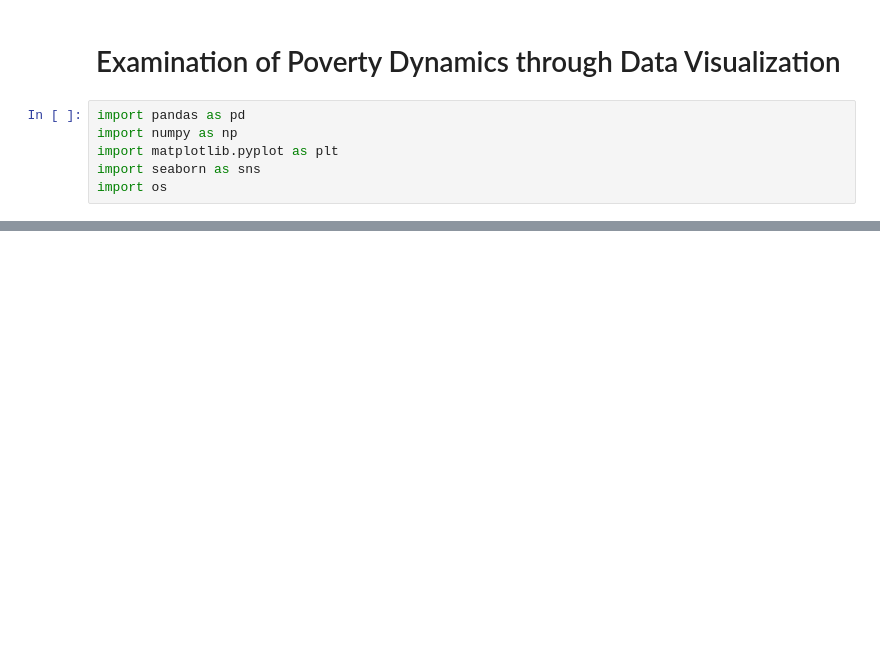
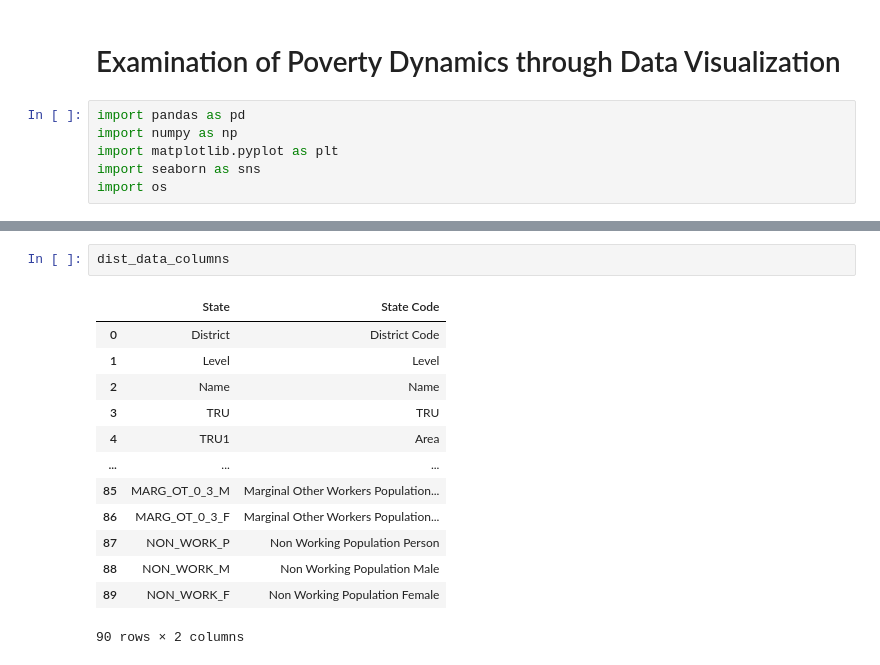
Before and after one commit to tam0w/poverty_data, a Jupyter notebook: eda.ipynb, the cells around one changed output, grey strips where cells are left out. Cells and saved outputs as stored; diff of their text form; blank space fills up the shorter version.

```diff
--- a/eda.ipynb
+++ b/eda.ipynb
@@ -29,0 +42,16 @@ dist_data
+# %%
+dist_data_columns
+# %% [output]
+|  | State | State Code |
+| 0 | District | District Code |
+| 1 | Level | Level |
+| 2 | Name | Name |
+| 3 | TRU | TRU |
+| 4 | TRU1 | Area |
+| ... | ... | ... |
+| 85 | MARG_OT_0_3_M | Marginal Other Workers Population... |
+| 86 | MARG_OT_0_3_F | Marginal Other Workers Population... |
+| 87 | NON_WORK_P | Non Working Population Person |
+| 88 | NON_WORK_M | Non Working Population Male |
+| 89 | NON_WORK_F | Non Working Population Female |
+90 rows × 2 columns
```
Also changed, not shown: parts of 8 cells of this notebook, 2 other files.
